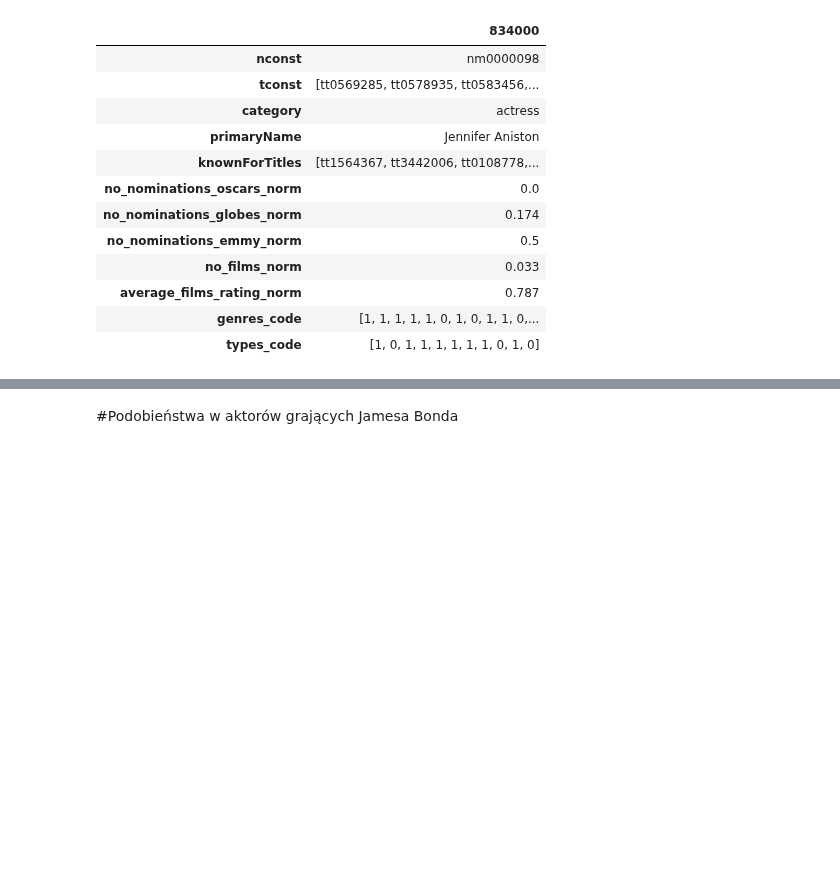
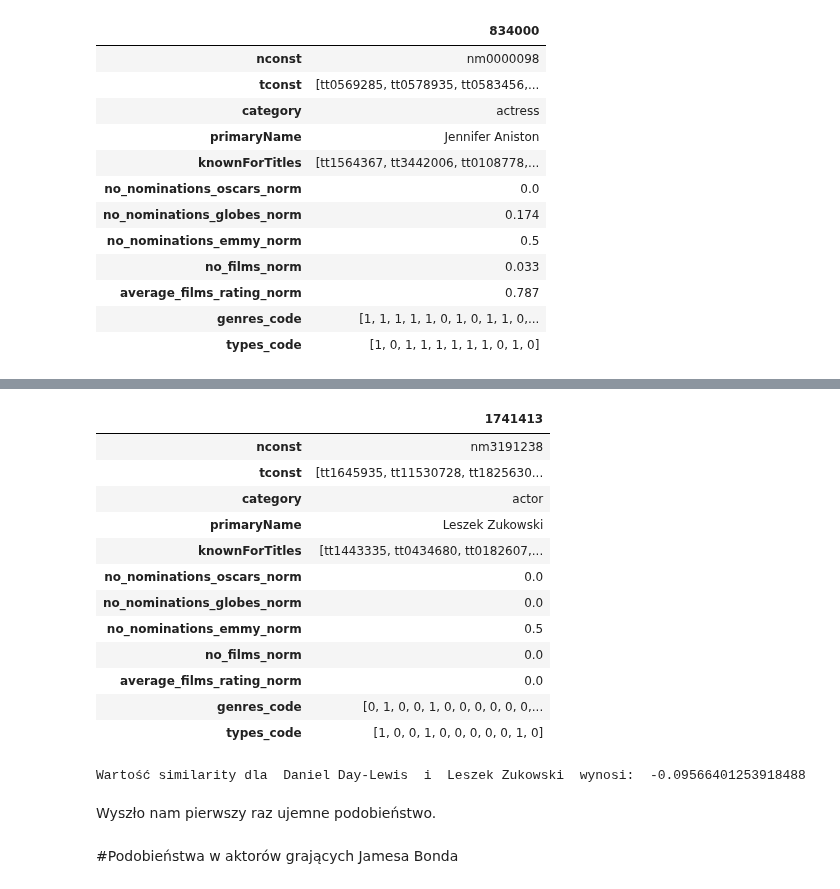
Before and after one commit to PiotrMaciejKowalski/BigData2022-actors, a Jupyter notebook: Testy_podobieństwa.ipynb, the cells around one changed output, grey strips where cells are left out. Saved outputs shown, nothing was run; the diff lists cells and outputs as text; code cells hidden in the pictures; blank space fills up the shorter version.

```diff
--- a/Testy_podobieństwa.ipynb
+++ b/Testy_podobieństwa.ipynb
@@ -160,0 +182,25 @@ Dostaliśmy 4 raz tę samą liczbę - generalnie przypał, nie mogę znaleźć i
+# %%
+Leszek_Zukowski = "nm3191238"
+# %%
+Leszek_Zukowski_data = find_actor_two_datasets(train_data, validate_data, Leszek_Zukowski)
+# %% [output]
+|  | 1741413 |
+| nconst | nm3191238 |
+| tconst | [tt1645935, tt11530728, tt1825630... |
+| category | actor |
+| primaryName | Leszek Zukowski |
+| knownForTitles | [tt1443335, tt0434680, tt0182607,... |
+| no_nominations_oscars_norm | 0.0 |
+| no_nominations_globes_norm | 0.0 |
+| no_nominations_emmy_norm | 0.5 |
+| no_films_norm | 0.0 |
+| average_films_rating_norm | 0.0 |
+| genres_code | [0, 1, 0, 0, 1, 0, 0, 0, 0, 0, 0,... |
+| types_code | [1, 0, 0, 1, 0, 0, 0, 0, 0, 1, 0] |
+# %%
+similarity_value5 = similarity_new(Daniel_DayLewis_data, Leszek_Zukowski_data, True)
+print("Wartość similarity dla ", Daniel_DayLewis_data[3], " i ", Leszek_Zukowski_data[3], " wynosi: ", similarity_value5)
+# %% [output]
+Wartość similarity dla  Daniel Day-Lewis  i  Leszek Zukowski  wynosi:  -0.09566401253918488
+# %% [markdown]
+Wyszło nam pierwszy raz ujemne podobieństwo.
```
Also changed, not shown: parts of 17 cells of this notebook.
